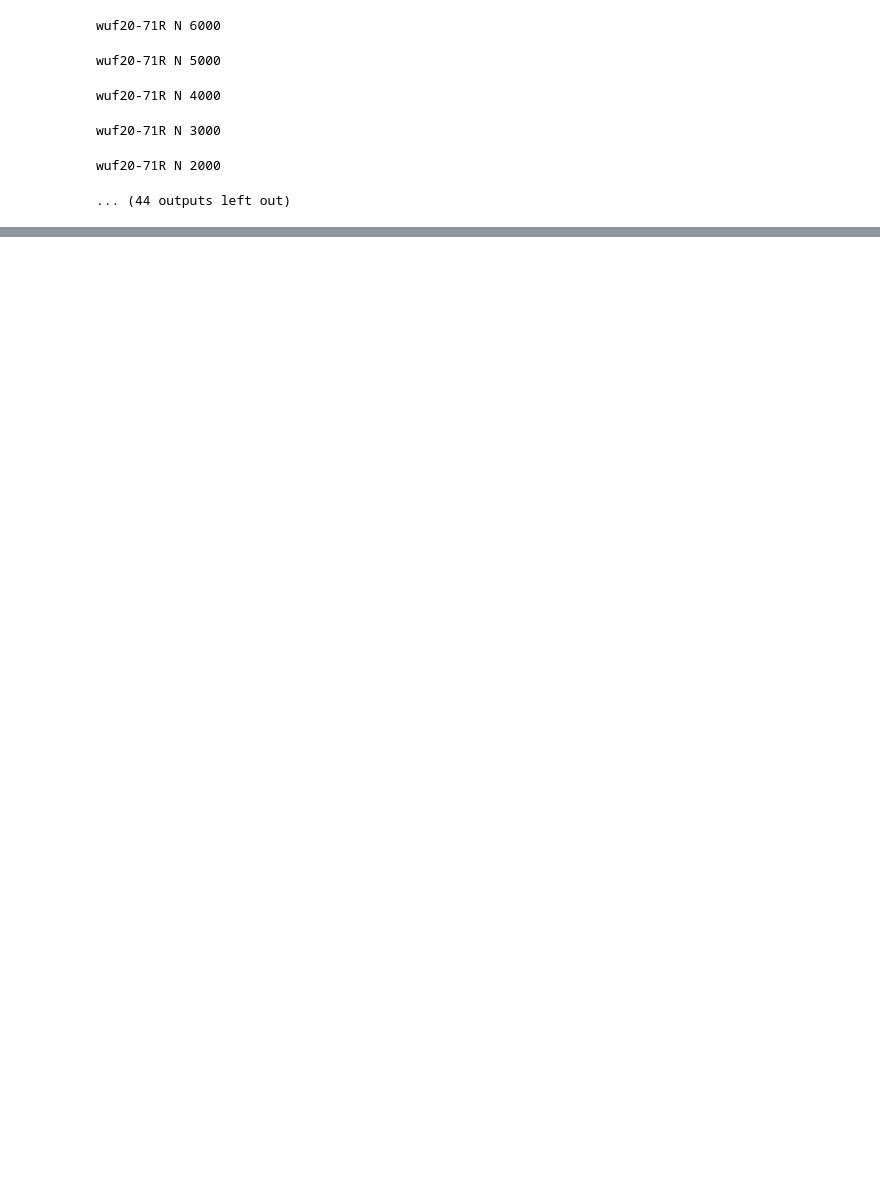
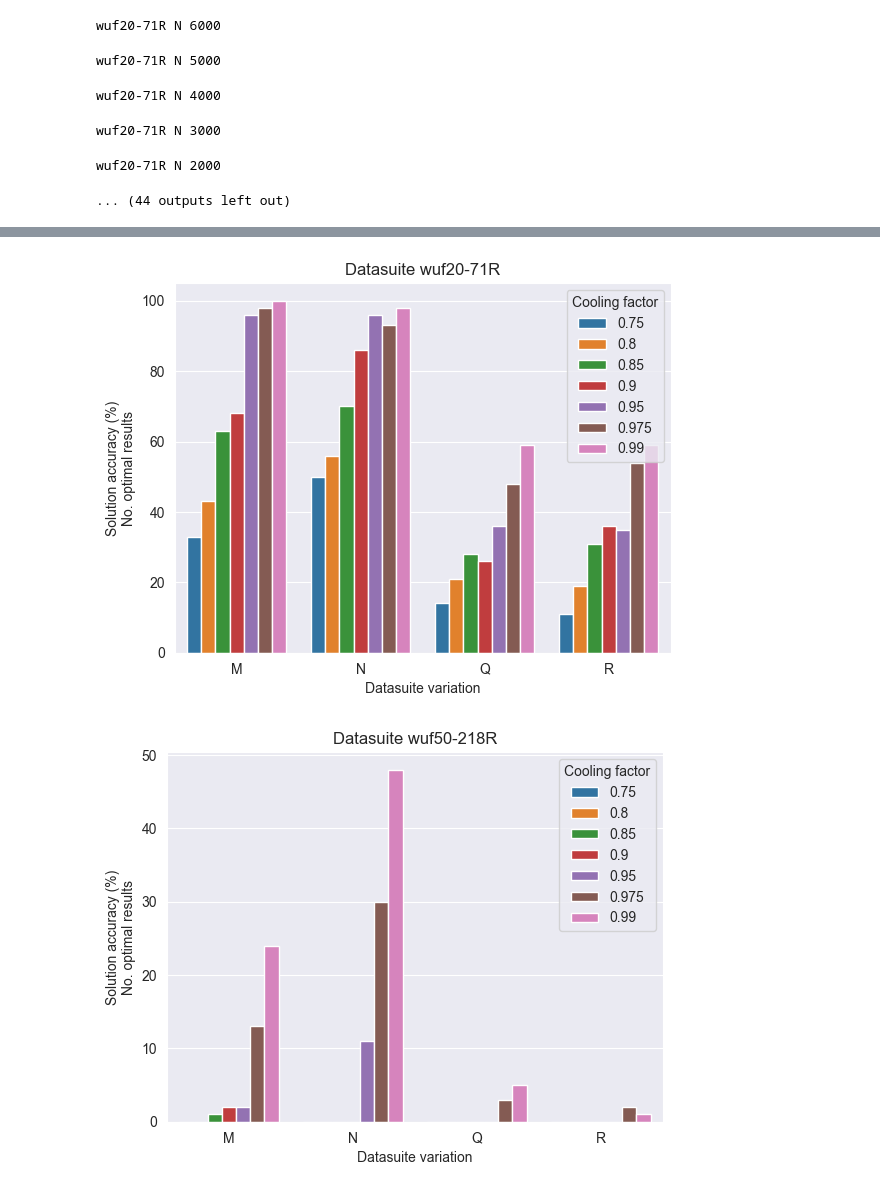
Before and after one commit to zapotocnylubos/ni-kop-heuristic, a Jupyter notebook: main.ipynb, the cells around one changed output, grey strips where cells are left out. Drawn from its saved outputs; the diff is of its cells as text; code cells hidden in the pictures; blank space fills up the shorter version.

```diff
--- a/main.ipynb
+++ b/main.ipynb
@@ -270,0 +371,2 @@ for experiment in experiments:
+# %%
+cooling_factor_experiments = run_cooling_factor_experiemnts()
@@ -270,0 +387,15 @@ for experiment in experiments:
+# %%
+for experiment in cooling_factor_experiments:
+    df = pd.DataFrame.from_records(cooling_factor_experiments[experiment])
+    df['Cooling factor'] = df['cooling_factor']
+    ax = sns.barplot(data=df,
+                     x='variation', y='accuracy',
+                     hue='Cooling factor',
+                     errorbar=None)
+    ax.set_title(f'Datasuite {experiment}')
+    ax.set_xlabel('Datasuite variation')
+    ax.set_ylabel(f'Solution accuracy (%)\nNo. optimal results')
+    plt.show()
+# %% [output]
+[figure, added]
+[figure, added]
```
Also changed, not shown: parts of 14 cells of this notebook, 21 other files.
